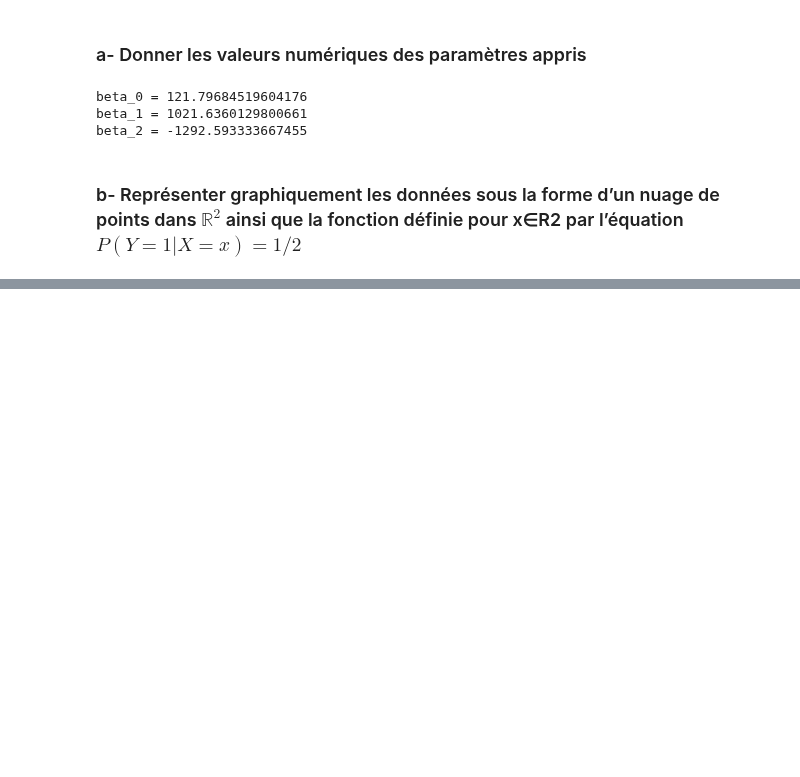
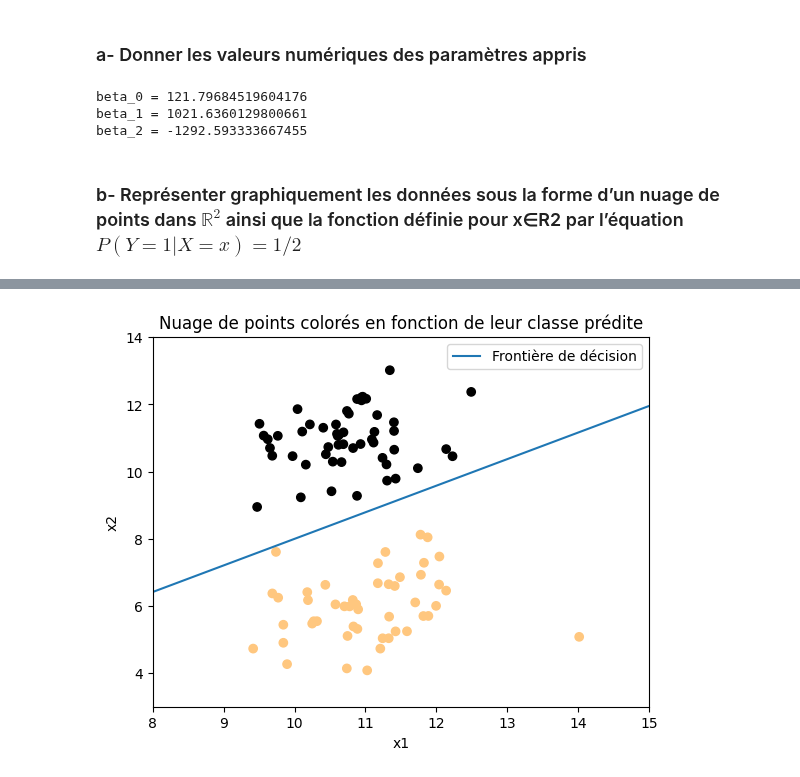
Before and after one commit to jExbrayat/introduction-artificial-intelligence, a Jupyter notebook: projet.ipynb, the cells around one changed output, grey strips where cells are left out. Cells and saved outputs as stored; diff of their text form; code cells hidden in the pictures; blank space fills up the shorter version.

```diff
--- a/projet.ipynb
+++ b/projet.ipynb
@@ -563,7 +563,10 @@ beta = np.zeros(X.shape[1])
 # Optimize cost function
 beta_hat = minimize(fun=log_reg_cost_function, x0=beta, args=(X, y))
 # %%
-for i, param in enumerate(beta_hat.x):
+beta_hat = beta_hat.x
+
+# Print parameters of the model
+for i, param in enumerate(beta_hat):
     print(f"beta_{i} = {param}")
 # %% [output]
 beta_0 = 121.79684519604176
@@ -573,0 +587,22 @@ beta_2 = -1292.593333667455
+# %%
+# Predict classes
+pred_proba = sigmoid(np.dot(X, beta_hat))
+y_pred = [proba > 0.5 for proba in pred_proba]
+# %%
+# Calculate decision border line
+f_xx2 = ( 1 - beta_hat[0] - xx2 * beta_hat[2] ) / beta_hat[1]
+# %%
+# Plot data points colored based on prediction
+plt.scatter(
+    dataset.loc[:, "x1"], dataset.loc[:, "x2"], c=y_pred, cmap="copper"
+)
+plt.plot(f_xx2, xx2, label="Frontière de décision")
+plt.xlabel("x1")
+plt.ylabel("x2")
+plt.title("Nuage de points colorés en fonction de leur classe prédite")
+plt.legend()
+plt.ylim([3, 14])
+plt.xlim([8, 15])
+plt.show()
+# %% [output]
+[figure, added]
```
Also changed, not shown: parts of 1 cell of this notebook.
